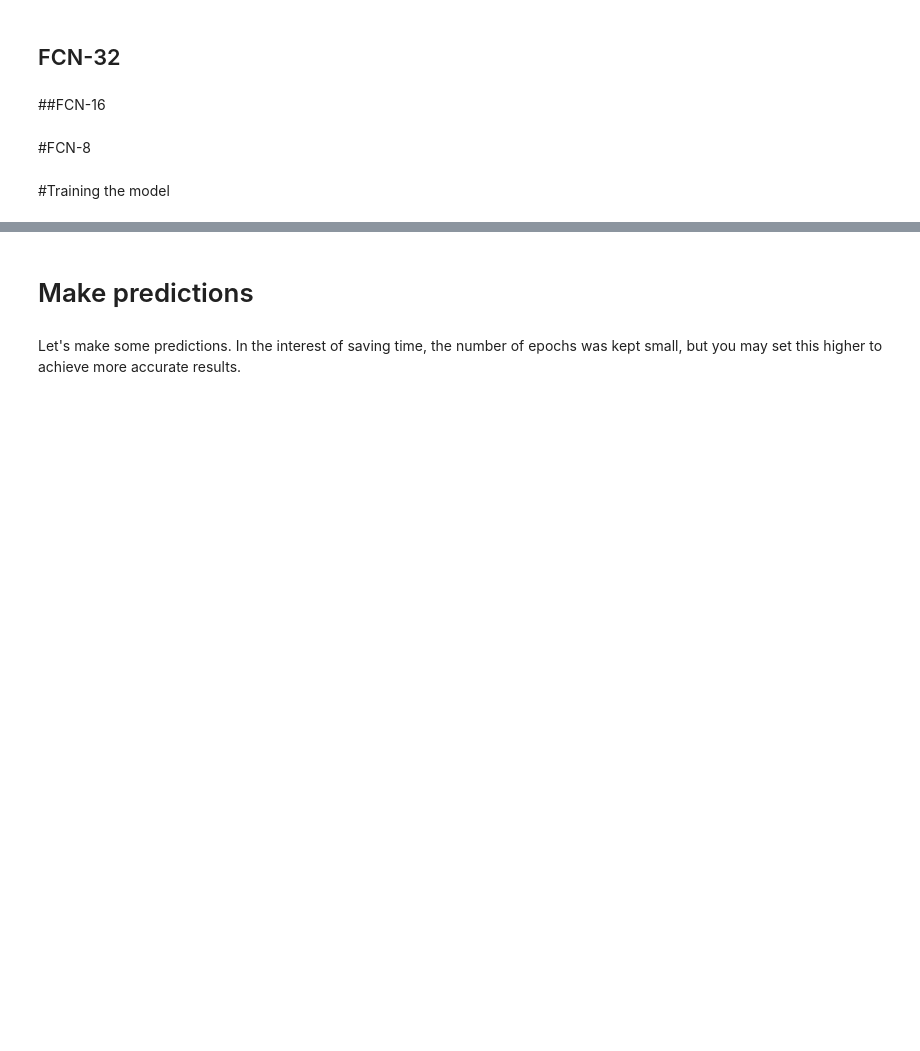
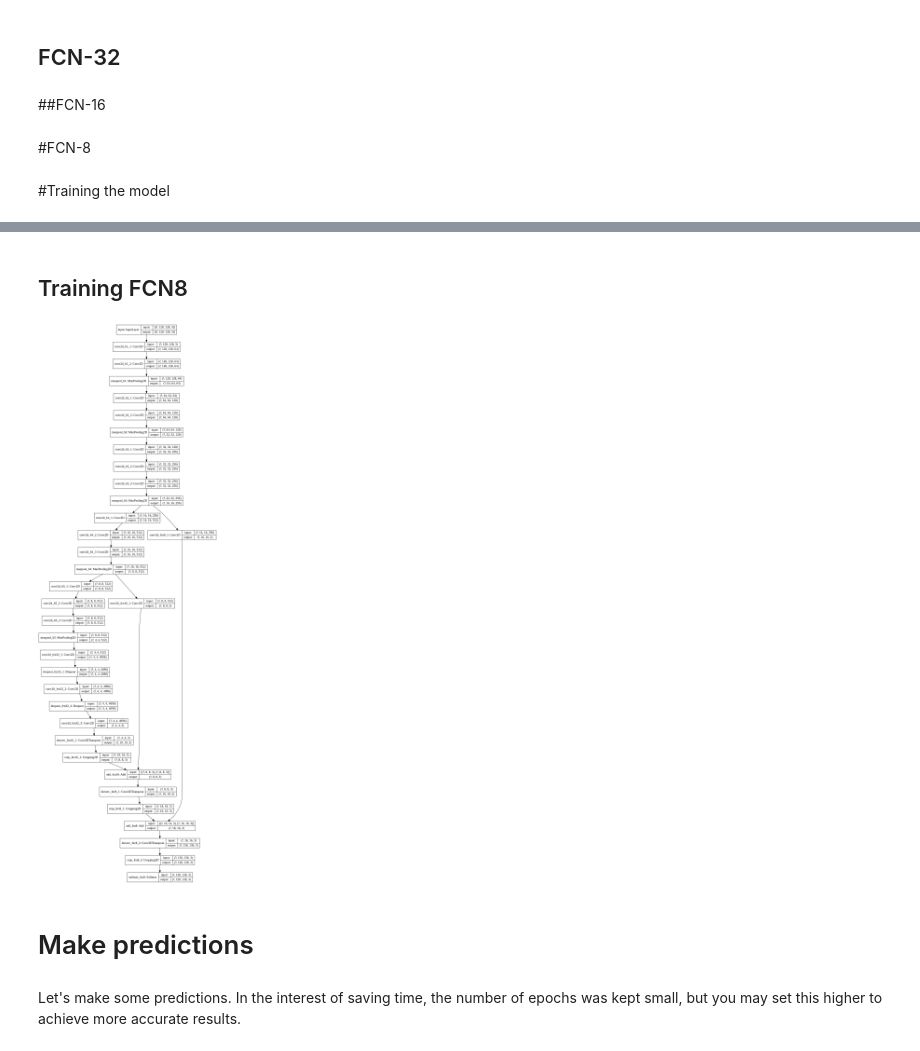
Before and after one commit to giacomogreggio/computer-vision-project, a Jupyter notebook: VGG_FCN8.ipynb, the cells around one changed output, grey strips where cells are left out. Cells and saved outputs as stored; diff of their text form; code cells hidden in the pictures; blank space fills up the shorter version.

```diff
--- a/VGG_FCN8.ipynb
+++ b/VGG_FCN8.ipynb
@@ -147,13 +162,14 @@ def create_fcn32(vgg_trainable=True, include_top=True):
   vgg_model=create_base_vgg(trainable=vgg_trainable)
   b5=vgg_model.layers[-1].output
   input_layer=vgg_model.layers[0].output
-  fcn_32_block = Conv2D(4096, kernel_size=(7,7), activation='relu', padding="same", kernel_regularizer=l2(l2_value), name="conv2d_fcn32_1")(b5)
+  fcn_32_block = Conv2D(4096, kernel_size=(7,7), activation='relu', padding="same", kernel_regularizer=l2(L2_VALUE), name="conv2d_fcn32_1")(b5)
   fcn_32_block = Dropout(0.5, name="dropout_fcn32_1")(fcn_32_block)
-  fcn_32_block = Conv2D(4096, kernel_size=(1,1), activation='relu', padding="same", kernel_regularizer=l2(l2_value), name="conv2d_fcn32_2")(fcn_32_block)
+  fcn_32_block = Conv2D(4096, kernel_size=(1,1), activation='relu', padding="same", kernel_regularizer=l2(L2_VALUE), name="conv2d_fcn32_2")(fcn_32_block)
   fcn_32_block = Dropout(0.5, name="dropout_fcn32_2")(fcn_32_block)
-  fcn_32_block = Conv2D(n_classes, kernel_size=(1,1), padding="same", kernel_regularizer=l2(l2_value), name="conv2d_fcn32_3")(fcn_32_block)
+  fcn_32_block = Conv2D(N_CLASSES, kernel_size=(1,1), padding="same", kernel_regularizer=l2(L2_VALUE), name="conv2d_fcn32_3")(fcn_32_block)
   if include_top:
-    fcn_32_transpose = Conv2DTranspose(n_classes, kernel_size=(64,64), strides=(32,32), kernel_regularizer=l2(l2_value), name="deconv_fcn32")(fcn_32_block)
+    fcn_32_transpose = Conv2DTranspose(N_CLASSES, kernel_size=(64,64), strides=(32,32), kernel_regularizer=l2(L2_VALUE), use_bias=False, name="deconv_fcn32")(fcn_32_block)
+    crop_value=calculate_crop_value(calculate_output_shape(input_layer, fcn_32_transpose),IMAGE_SHAPE)
     fcn_32_crop = Cropping2D(crop_value, name="crop_fcn32")(fcn_32_transpose)
     fcn_32_softmax=Softmax(name="softmax_fcn32")(fcn_32_crop)
     return Model(input_layer, fcn_32_softmax)
@@ -168,15 +184,18 @@ def create_fcn16(vgg_trainable=True, include_top=True):
   b4=fcn_32.get_layer("maxpool_b4").output
   fcn_32_block=fcn_32.layers[-1].output
 
-  fcn_16_block_fcn32 = Conv2DTranspose(n_classes, kernel_size=(4,4), padding="valid", strides=(2,2), kernel_regularizer=l2(l2_value), name="deconv_fcn16_1")(fcn_32_block)
-  fcn_16_block_fcn32 = Cropping2D(((1,1,),(1,1)), name="crop_fnc16_1")(fcn_16_block_fcn32)
+  fcn_16_block_fcn32 = Conv2DTranspose(N_CLASSES, kernel_size=(4,4), padding="valid", strides=(2,2), kernel_regularizer=l2(L2_VALUE), use_bias=False, name="deconv_fcn16_1")(fcn_32_block)
+  fcn_16_block = Conv2D(N_CLASSES, kernel_size=(1,1), activation="relu", kernel_regularizer=l2(L2_VALUE), padding="valid", name="conv2d_fcn16_1")(b4)
 
-  fcn_16_block = Conv2D(n_classes, kernel_size=(1,1), activation="relu", kernel_regularizer=l2(l2_value), padding="valid", name="conv2d_fcn16_1")(b4)
+  crop_value=calculate_crop_value(calculate_output_shape(input_layer, fcn_16_block_fcn32),calculate_output_shape(input_layer, fcn_16_block))
+  fcn_16_block_fcn32 = Cropping2D(crop_value, name="crop_fnc16_1")(fcn_16_block_fcn32)
+
   fcn_16_block = Add(name="add_fcn16")([fcn_16_block_fcn32,fcn_16_block])
 
   if include_top:
-    fcn_16_deconv = Conv2DTranspose(n_classes, kernel_size=(32,32), strides=(16,16), kernel_regularizer=l2(l2_value), name="deconv_fcn16_2")(fcn_16_block)
-    fcn_16_crop = Cropping2D(((8,8,),(8,8)), name="crop_fcn16_2")(fcn_16_deconv)
+    fcn_16_deconv = Conv2DTranspose(N_CLASSES, kernel_size=(32,32), strides=(16,16), kernel_regularizer=l2(L2_VALUE), use_bias=False, name="deconv_fcn16_2")(fcn_16_block)
+    crop_value=calculate_crop_value(calculate_output_shape(input_layer, fcn_16_deconv),IMAGE_SHAPE)
+    fcn_16_crop = Cropping2D(crop_value, name="crop_fcn16_2")(fcn_16_deconv)
     fcn_16_softmax=Softmax(name="softmax_fcn16")(fcn_16_crop)
     return Model(input_layer, fcn_16_softmax)
   else:
@@ -190,15 +209,18 @@ def create_fcn8(vgg_trainable=True, include_top=True):
   b3=fcn_16.get_layer("maxpool_b3").output
   fcn_16_block=fcn_16.layers[-1].output
 
-  fcn_8_block_fcn16 = Conv2DTranspose(n_classes, kernel_size=(4,4), padding="valid", strides=(2,2), kernel_regularizer=l2(l2_value), name="deconv_fnc8_1")(fcn_16_block)
-  fcn_8_block_fcn16 = Cropping2D(((1,1,),(1,1)), name="crop_fnc8_1")(fcn_8_block_fcn16)
+  fcn_8_block_fcn16 = Conv2DTranspose(N_CLASSES, kernel_size=(4,4), padding="valid", strides=(2,2), kernel_regularizer=l2(L2_VALUE), use_bias=False, name="deconv_fnc8_1")(fcn_16_block)
+  fcn_8_block = Conv2D(N_CLASSES, kernel_size=(1,1), activation="relu", kernel_regularizer=l2(L2_VALUE), padding="valid", name="conv2d_fcn8_1")(b3)
 
-  fcn_8_block = Conv2D(n_classes, kernel_size=(1,1), activation="relu", kernel_regularizer=l2(l2_value), padding="valid", name="conv2d_fcn8_1")(b3)
+  crop_value=calculate_crop_value(calculate_output_shape(input_layer, fcn_8_block_fcn16),calculate_output_shape(input_layer, fcn_8_block))
+  fcn_8_block_fcn16 = Cropping2D(crop_value, name="crop_fnc8_1")(fcn_8_block_fcn16)
+
   fcn_8_block = Add(name="add_fcn8")([fcn_8_block_fcn16,fcn_8_block])
 
   if include_top:
-    fcn_8_deconv = Conv2DTranspose(n_classes, kernel_size=(16,16), strides=(8,8), kernel_regularizer=l2(l2_value), name="deconv_fnc8_2")(fcn_8_block)
-    fcn_8_crop = Cropping2D(((4,4,),(4,4)), name="crop_fcn8_2")(fcn_8_deconv)
+    fcn_8_deconv = Conv2DTranspose(N_CLASSES, kernel_size=(16,16), strides=(8,8), kernel_regularizer=l2(L2_VALUE), use_bias=False, name="deconv_fnc8_2")(fcn_8_block)
+    crop_value=calculate_crop_value(calculate_output_shape(input_layer, fcn_8_deconv),IMAGE_SHAPE)
+    fcn_8_crop = Cropping2D(crop_value, name="crop_fcn8_2")(fcn_8_deconv)
     fcn_8_softmax=Softmax(name="softmax_fcn8")(fcn_8_crop)
     return Model(input_layer, fcn_8_softmax)
   else:
@@ -228,8 +256,8 @@ class DisplayCallback(tf.keras.callbacks.Callback):
 # %%
 class AdaptedMeanIoU(tf.keras.metrics.Metric):
-  def __init__(self, name='mean_iou', n_classes=3,**kwargs):
+  def __init__(self, name='mean_iou', N_CLASSES=3,**kwargs):
     super(AdaptedMeanIoU, self).__init__(name=name, **kwargs)
-    self.mean_iou=MeanIoU(n_classes)
+    self.mean_iou=MeanIoU(N_CLASSES)
 
   def update_state(self, y_true, y_pred, sample_weight=None):
     y_pred_converted=tf.argmax(y_pred,axis=-1)
@@ -241,3 +279,8 @@ class AdaptedMeanIoU(tf.keras.metrics.Metric):
+# %% [markdown]
+## Training FCN8
 # %%
 model=create_fcn8()
-model.compile(optimizer=SGD(learning_rate=0.1, momentum=0.9, clipnorm=1), loss=SparseCategoricalCrossentropy(), metrics=[AdaptedMeanIoU(n_classes=3)])
+model.compile(optimizer=SGD(learning_rate=0.1, momentum=0.9, clipnorm=1), loss=SparseCategoricalCrossentropy(), metrics=[AdaptedMeanIoU(N_CLASSES=3)])
+tf.keras.utils.plot_model(model, show_shapes=True)
+# %% [output]
+[figure, added]
```
Also changed, not shown: parts of 13 cells of this notebook.
